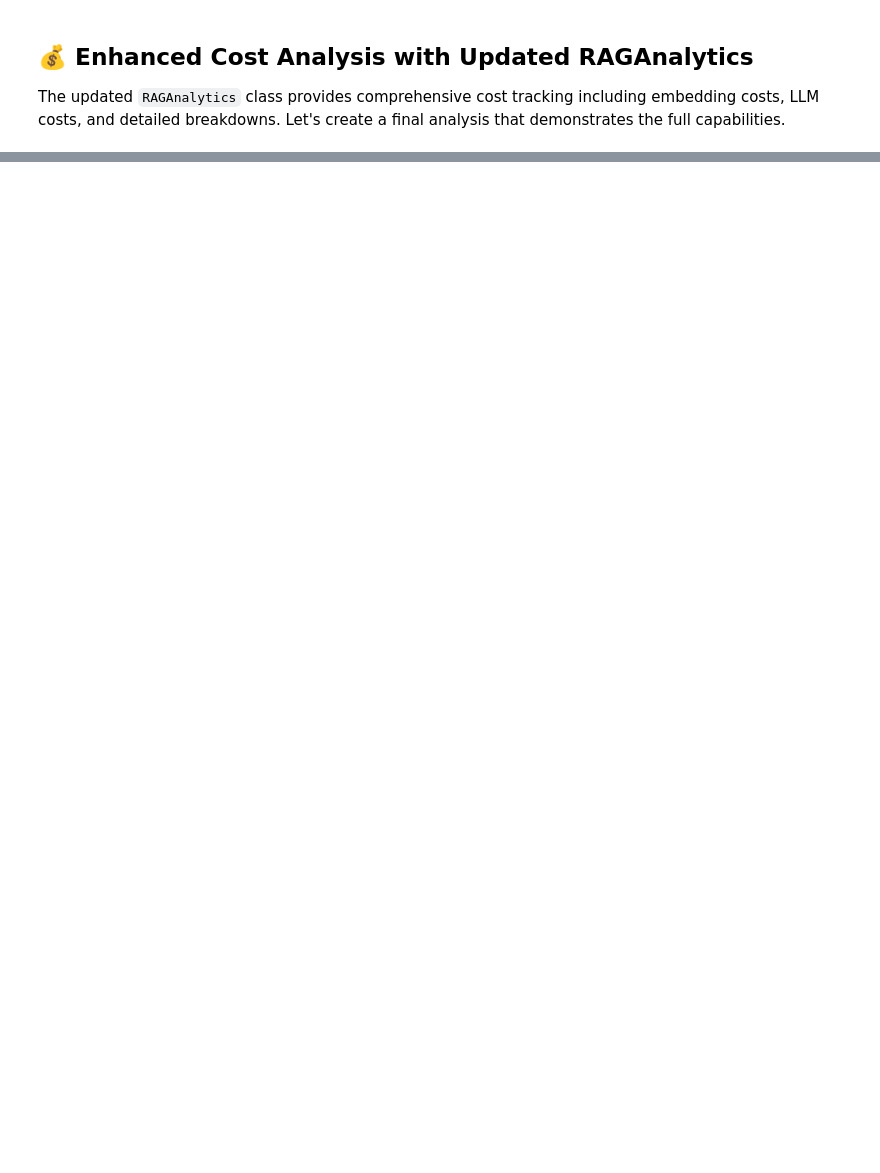
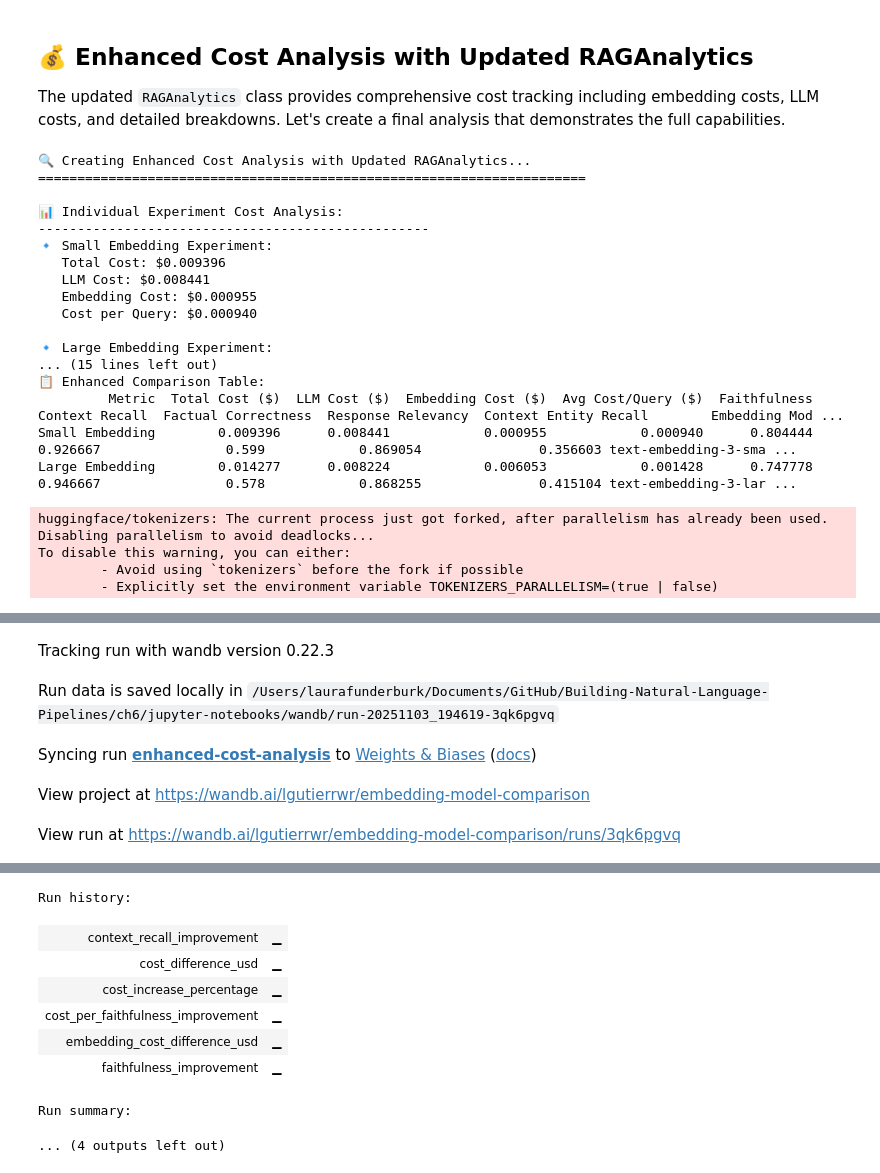
Before and after one commit to PacktPublishing/Building-Natural-Language-Pipelines, a Jupyter notebook: ch6/jupyter-notebooks/add_observability_with_wandb.ipynb, the cells around one changed output, grey strips where cells are left out. Saved outputs shown, nothing was run; the diff lists cells and outputs as text; code cells hidden in the pictures; blank space fills up the shorter version.

```diff
--- a/ch6/jupyter-notebooks/add_observability_with_wandb.ipynb
+++ b/ch6/jupyter-notebooks/add_observability_with_wandb.ipynb
@@ -471,6 +503,9 @@ print(f"   Cost Increase per Query: ${cost_difference / len(small_embedding_resu
 # 4. Performance vs Cost Analysis
 faithfulness_improvement = (large_embedding_data['Faithfulness'] - small_embedding_data['Faithfulness'])
 context_recall_improvement = (large_embedding_data['Context Recall'] - small_embedding_data['Context Recall'])
+factual_correctness_improvement = (large_embedding_data['Factual Correctness'] - small_embedding_data['Factual Correctness'])
+response_relevancy_improvement = (large_embedding_data['Response Relevancy'] - small_embedding_data['Response Relevancy'])
+context_entity_recall_improvement = (large_embedding_data['Context Entity Recall'] - small_embedding_data['Context Entity Recall'])
 
 print(f"\n⚖️ Performance vs Cost Trade-off:")
 print(f"   Faithfulness Improvement: {faithfulness_improvement:.4f} ({faithfulness_improvement/small_embedding_data['Faithfulness']*100:.1f}%)")
@@ -486,6 +521,9 @@ enhanced_comparison = pd.DataFrame({
     'Avg Cost/Query ($)': [small_embedding_summary['average_cost_per_query_usd'], large_embedding_summary['average_cost_per_query_usd']],
     'Faithfulness': [small_embedding_data['Faithfulness'], large_embedding_data['Faithfulness']],
     'Context Recall': [small_embedding_data['Context Recall'], large_embedding_data['Context Recall']],
+    'Factual Correctness' : [small_embedding_data['Factual Correctness'], large_embedding_data['Factual Correctness']],
+    'Response Relevancy': [small_embedding_data['Response Relevancy'], large_embedding_data['Response Relevancy']],
+    'Context Entity Recall': [small_embedding_data['Context Entity Recall'], large_embedding_data['Context Entity Recall']],
     'Embedding Model': ['text-embedding-3-small', 'text-embedding-3-large']
 })
 
@@ -511,3 +549,25 @@ enhanced_run.log({
 enhanced_run.finish()
 
 print(f"\n✅ Enhanced cost analysis complete and logged to W&B!")
+# %% [output]
+🔍 Creating Enhanced Cost Analysis with Updated RAGAnalytics...
+======================================================================
+
+📊 Individual Experiment Cost Analysis:
+--------------------------------------------------
+🔹 Small Embedding Experiment:
+   Total Cost: $0.009396
+   LLM Cost: $0.008441
+   Embedding Cost: $0.000955
+   Cost per Query: $0.000940
+
+🔹 Large Embedding Experiment:
+... (15 lines left out)
+📋 Enhanced Comparison Table:
+         Metric  Total Cost ($)  LLM Cost ($)  Embedding Cost ($)  Avg Cost/Query ($)  Faithfulness  Context Recall  Factual Correctness  Response Relevancy  Context Entity Recall        Embedding Mod ...
+Small Embedding        0.009396      0.008441            0.000955            0.000940      0.804444        0.926667                0.599            0.869054               0.356603 text-embedding-3-sma ...
+Large Embedding        0.014277      0.008224            0.006053            0.001428      0.747778        0.946667                0.578            0.868255               0.415104 text-embedding-3-lar ...
+huggingface/tokenizers: The current process just got forked, after parallelism has already been used. Disabling parallelism to avoid deadlocks...
+To disable this warning, you can either:
+        - Avoid using `tokenizers` before the fork if possible
+        - Explicitly set the environment variable TOKENIZERS_PARALLELISM=(true | false)
@@ -513,0 +575,5 @@ print(f"\n✅ Enhanced cost analysis complete and logged to W&B!")
+Tracking run with wandb version 0.22.3
+Run data is saved locally in /Users/laurafunderburk/Documents/GitHub/Building-Natural-Language-Pipelines/ch6/jupyter-notebooks/wandb/run-20251103_194619-3qk6pgvq
+Syncing run enhanced-cost-analysis to Weights & Biases (docs)
+View project at https://wandb.ai/lgutierrwr/embedding-model-comparison
+View run at https://wandb.ai/lgutierrwr/embedding-model-comparison/runs/3qk6pgvq
@@ -514 +581,10 @@ print(f"\n✅ Enhanced cost analysis complete and logged to W&B!")
+Run history:
+| context_recall_improvement | ▁ |
+| cost_difference_usd | ▁ |
+| cost_increase_percentage | ▁ |
+| cost_per_faithfulness_improvement | ▁ |
+| embedding_cost_difference_usd | ▁ |
+| faithfulness_improvement | ▁ |
+Run summary:
+... (4 outputs left out)
 # %%
```
Also changed, not shown: parts of 7 cells of this notebook.
